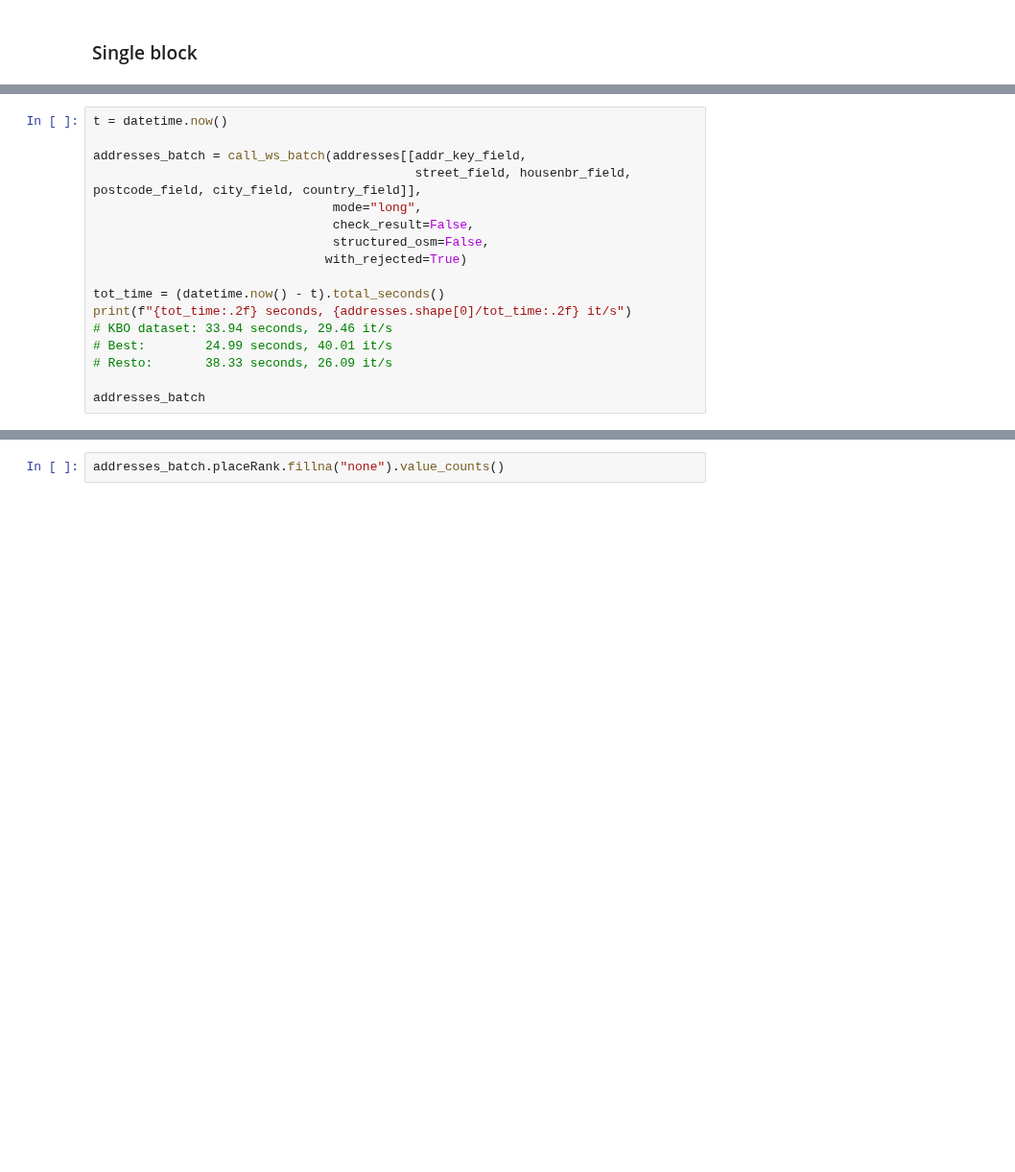
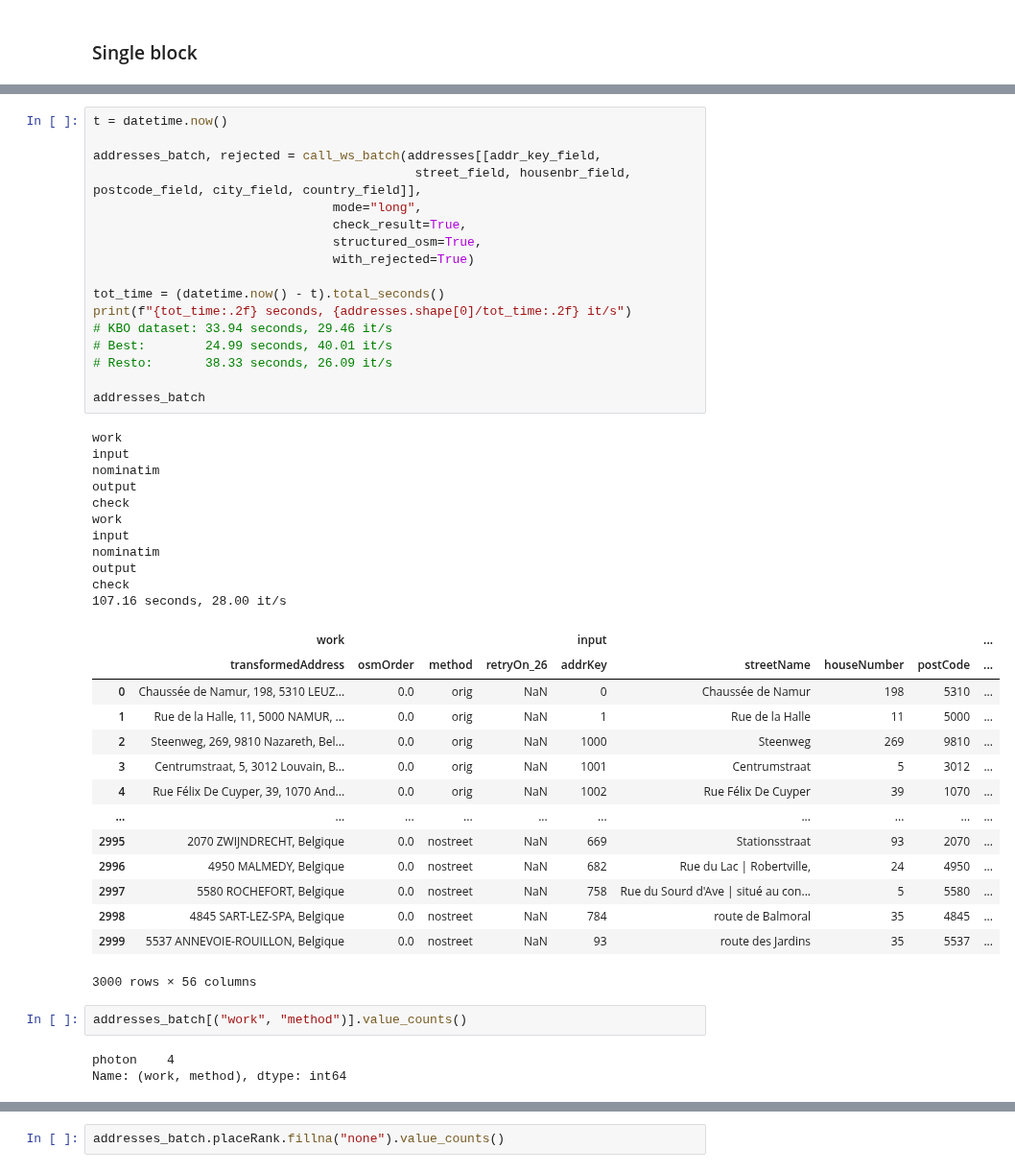
Before and after one commit to SmalsResearch/NominatimWrapper, a Jupyter notebook: AddressCleanserREST_test.ipynb, the cells around one changed output, grey strips where cells are left out. Shown at 96% size. Saved outputs shown, nothing was run; the diff lists cells and outputs as text; blank space fills up the shorter version.

```diff
--- a/AddressCleanserREST_test.ipynb
+++ b/AddressCleanserREST_test.ipynb
@@ -280,17 +400,48 @@ mg[mg._merge != "both"].sort_values("addrKey")
 # %%
 t = datetime.now()
 
-addresses_batch = call_ws_batch(addresses[[addr_key_field,
+addresses_batch, rejected = call_ws_batch(addresses[[addr_key_field,
                                            street_field, housenbr_field, postcode_field, city_field, country_field]],
                                 mode="long",
-                                check_result=False,
-                                structured_osm=False,
-                               with_rejected=True)
+                                check_result=True,
+                                structured_osm=True,
+                                with_rejected=True)
 
 tot_time = (datetime.now() - t).total_seconds()
 print(f"{tot_time:.2f} seconds, {addresses.shape[0]/tot_time:.2f} it/s")
 # KBO dataset: 33.94 seconds, 29.46 it/s
 # Best:        24.99 seconds, 40.01 it/s
 # Resto:       38.33 seconds, 26.09 it/s
 
 addresses_batch
+# %% [output]
+work
+input
+nominatim
+output
+check
+work
+input
+nominatim
+output
+check
+107.16 seconds, 28.00 it/s
+|  | work |  |  |  | input |  |  |  | ... |
+|  | transformedAddress | osmOrder | method | retryOn_26 | addrKey | streetName | houseNumber | postCode | ... |
+| 0 | Chaussée de Namur, 198, 5310 LEUZ... | 0.0 | orig | NaN | 0 | Chaussée de Namur | 198 | 5310 | ... |
+| 1 | Rue de la Halle, 11, 5000 NAMUR, ... | 0.0 | orig | NaN | 1 | Rue de la Halle | 11 | 5000 | ... |
+| 2 | Steenweg, 269, 9810 Nazareth, Bel... | 0.0 | orig | NaN | 1000 | Steenweg | 269 | 9810 | ... |
+| 3 | Centrumstraat, 5, 3012 Louvain, B... | 0.0 | orig | NaN | 1001 | Centrumstraat | 5 | 3012 | ... |
+| 4 | Rue Félix De Cuyper, 39, 1070 And... | 0.0 | orig | NaN | 1002 | Rue Félix De Cuyper | 39 | 1070 | ... |
+| ... | ... | ... | ... | ... | ... | ... | ... | ... | ... |
+| 2995 | 2070 ZWIJNDRECHT, Belgique | 0.0 | nostreet | NaN | 669 | Stationsstraat | 93 | 2070 | ... |
+| 2996 | 4950 MALMEDY, Belgique | 0.0 | nostreet | NaN | 682 | Rue du Lac | Robertville, | 24 | 4950 | ... |
+| 2997 | 5580 ROCHEFORT, Belgique | 0.0 | nostreet | NaN | 758 | Rue du Sourd d'Ave | situé au con... | 5 | 5580 | ... |
+| 2998 | 4845 SART-LEZ-SPA, Belgique | 0.0 | nostreet | NaN | 784 | route de Balmoral | 35 | 4845 | ... |
+| 2999 | 5537 ANNEVOIE-ROUILLON, Belgique | 0.0 | nostreet | NaN | 93 | route des Jardins | 35 | 5537 | ... |
+3000 rows × 56 columns
+# %%
+addresses_batch[("work", "method")].value_counts()
+# %% [output]
+photon    4
+Name: (work, method), dtype: int64
```
Also changed, not shown: parts of 36 cells of this notebook, 8 other files.
